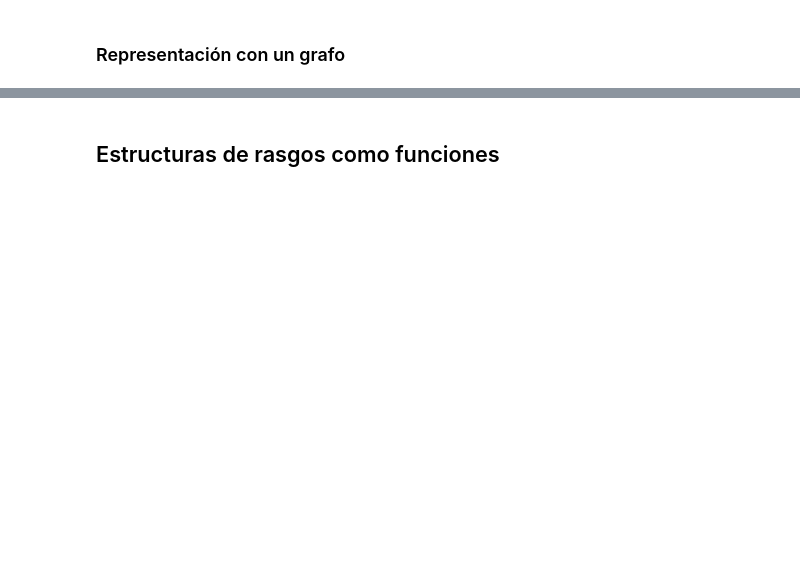
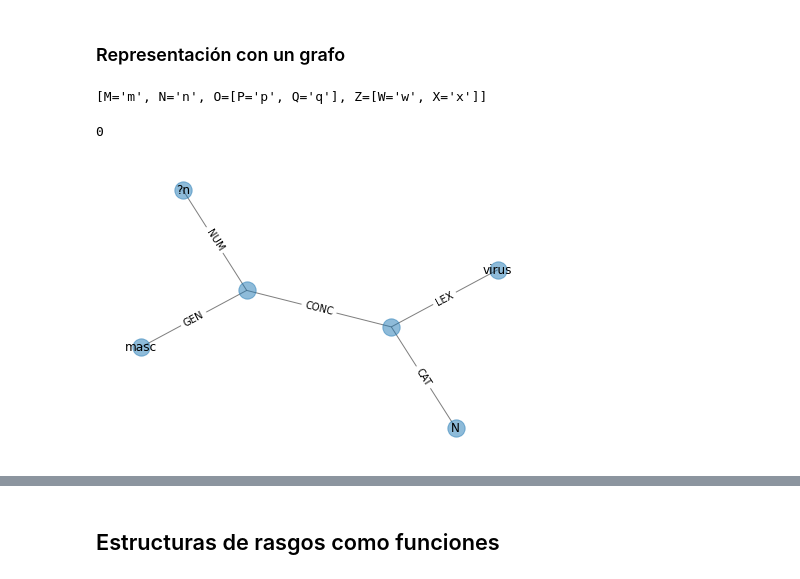
Before and after one commit to fernandocar86/seminario-gramaticas-formales, a Jupyter notebook: Clase-09/fcfg.ipynb, the cells around one changed output, grey strips where cells are left out. Saved outputs shown, nothing was run; the diff lists cells and outputs as text; code cells hidden in the pictures; blank space fills up the shorter version.

Commit message:
[wip] grafos

```diff
--- a/Clase-09/fcfg.ipynb
+++ b/Clase-09/fcfg.ipynb
@@ -422,0 +446,4 @@ fs2.subsumes(fs3)
+# %%
+_ = fs_b_nltk.pop('CAT')
+_ = fs_b_nltk.pop('LEX')
+fs_b_nltk
@@ -426,0 +497,4 @@ fs2.subsumes(fs3)
+# %%
+n
+# %% [output]
+[M='m', N='n', O=[P='p', Q='q'], Z=[W='w', X='x']]
@@ -426,0 +503,46 @@ fs2.subsumes(fs3)
+# %%
+len(g.nodes())
+# %% [output]
+0
+# %%
+from nltk.featstruct import FeatDict
+
+def plot_graph(graph):
+    # define la posición de los nodos
+    pos = nx.spring_layout(graph)
+    # recupera la información de los atributos (que irá en las aristas)
+    edges_attrs = nx.get_edge_attributes(graph, 'attribute')
+    # recupera la información de los valores (que irá en las nodos)
+    nodes_attrs = nx.get_node_attributes(graph, 'value')
+    # dibuja el grafo
+    g = nx.draw(graph, pos=pos, alpha=.5)
+    # agrega los nombres de los atributos (edges)
+    g = nx.draw_networkx_edge_labels(graph, pos, edge_labels=edges_attrs)
+    # agrega los nombres de los valores (nodes)
+    g = nx.draw_networkx_labels(graph, pos, labels=nodes_attrs)
+    plt.show()
+
+def build_nodes(graph, fs, source_node, total_prev_nodes):
+    for node_id, attr in enumerate(fs.keys(), start=total_prev_nodes):
+        if not isinstance(fs[attr],FeatDict):
+            graph.add_node(node_id, value=fs[attr])
+            graph.add_edge(source_node, node_id, attribute=attr)
+        else:
+            graph.add_node(node_id)
+            graph.add_edge(source_node, node_id, attribute=attr)
+            sub_fs = fs[attr]
+            sub_prev_nodes = total_prev_nodes + len(fs.keys()) + 2
+            build_nodes(graph, sub_fs, source_node=node_id, total_prev_nodes=sub_prev_nodes)
+
+
+def make_graph(fs):
+    graph = nx.Graph()
+    source = 0
+    graph.add_node(source)
+    first_node = source + 1
+    build_nodes(graph, fs, source, total_prev_nodes=1)
+    plot_graph(graph)
+# %%
+make_graph(fs_b_nltk)
+# %% [output]
+[figure, added]
```
Also changed, not shown: parts of 53 cells of this notebook.
